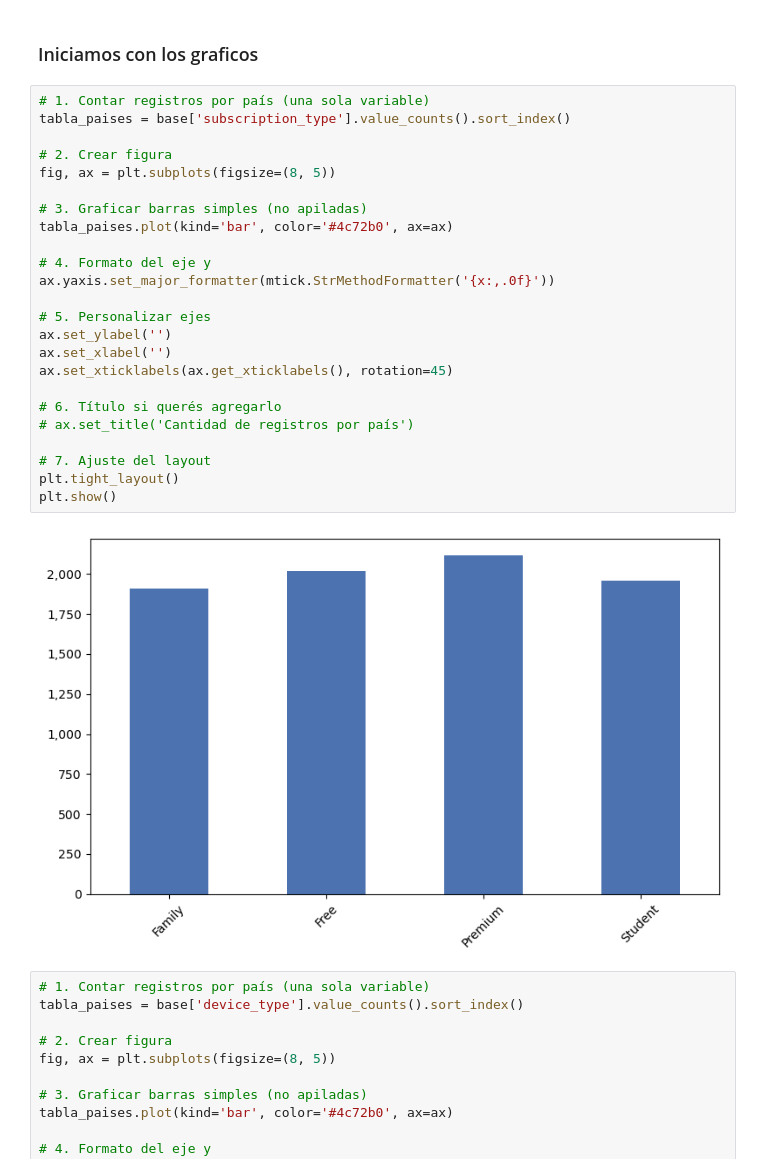
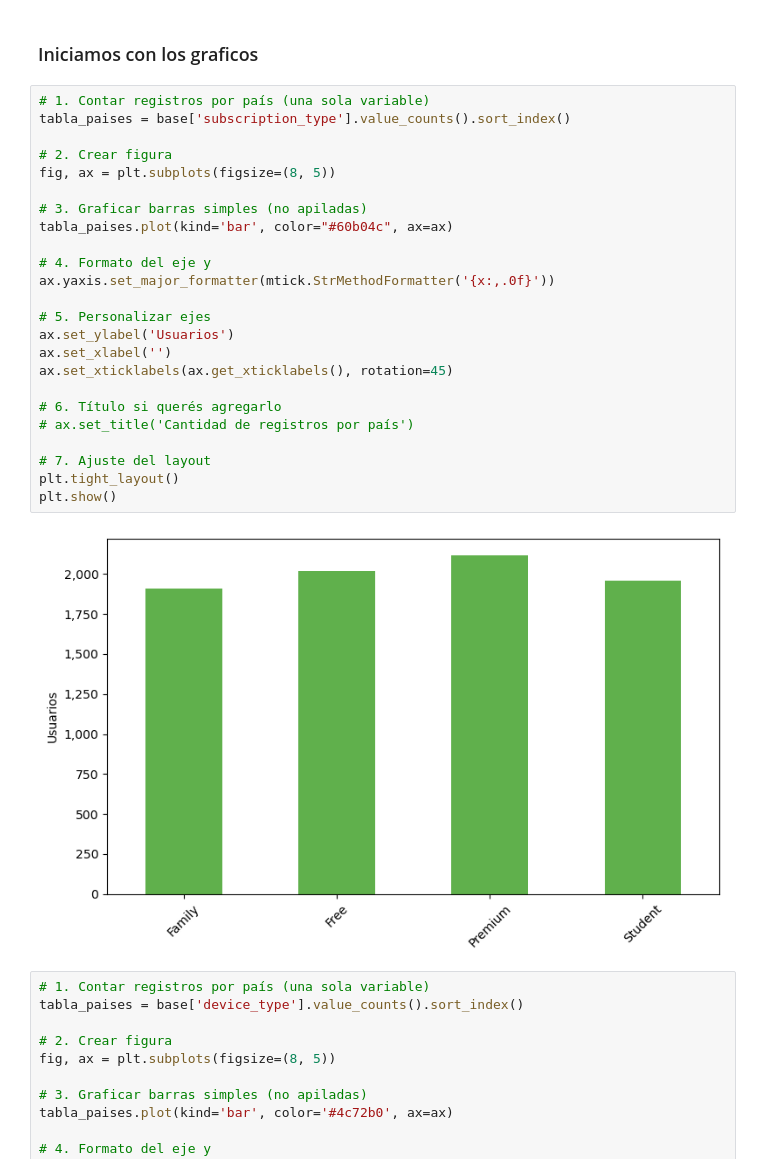
Before and after one commit to franlecam/BigDataUBA-Grupo1, a Jupyter notebook: TP_spotify/TP.ipynb, the cells around one changed output. Cells and saved outputs as stored; diff of their text form.

```diff
--- a/TP_spotify/TP.ipynb
+++ b/TP_spotify/TP.ipynb
@@ -81,29 +82,29 @@ Name: listening_time, dtype: float64
 # %%
 # 1. Contar registros por país (una sola variable)
 tabla_paises = base['subscription_type'].value_counts().sort_index()
 
 # 2. Crear figura
 fig, ax = plt.subplots(figsize=(8, 5))
 
 # 3. Graficar barras simples (no apiladas)
-tabla_paises.plot(kind='bar', color='#4c72b0', ax=ax)
+tabla_paises.plot(kind='bar', color="#60b04c", ax=ax)
 
 # 4. Formato del eje y
 ax.yaxis.set_major_formatter(mtick.StrMethodFormatter('{x:,.0f}'))
 
 # 5. Personalizar ejes
-ax.set_ylabel('')
+ax.set_ylabel('Usuarios')
 ax.set_xlabel('')
 ax.set_xticklabels(ax.get_xticklabels(), rotation=45)
 
 # 6. Título si querés agregarlo
 # ax.set_title('Cantidad de registros por país')
 
 # 7. Ajuste del layout
 plt.tight_layout()
 plt.show()
 # %% [output]
-[figure, old version]
+[figure, new version]
 # %%
 # 1. Contar registros por país (una sola variable)
 tabla_paises = base['device_type'].value_counts().sort_index()
```
Also changed, not shown: parts of 2 cells of this notebook.
